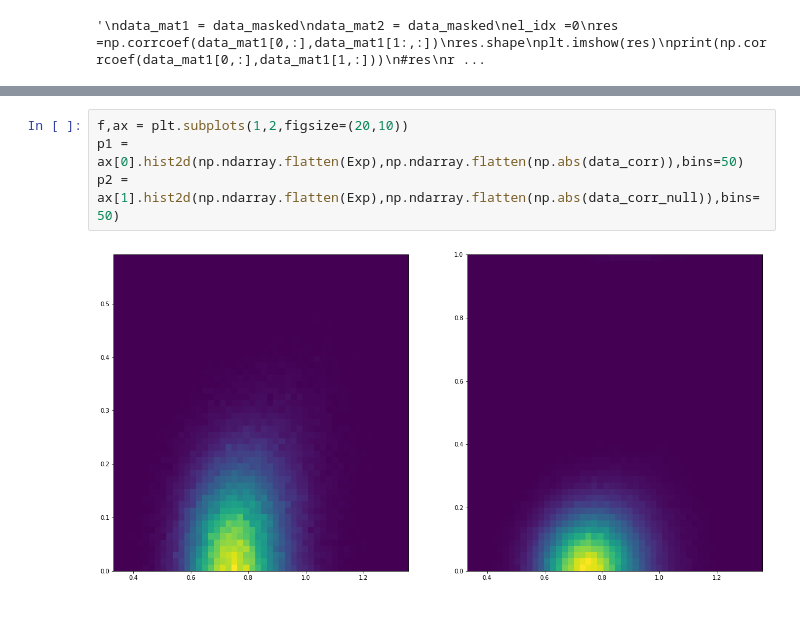
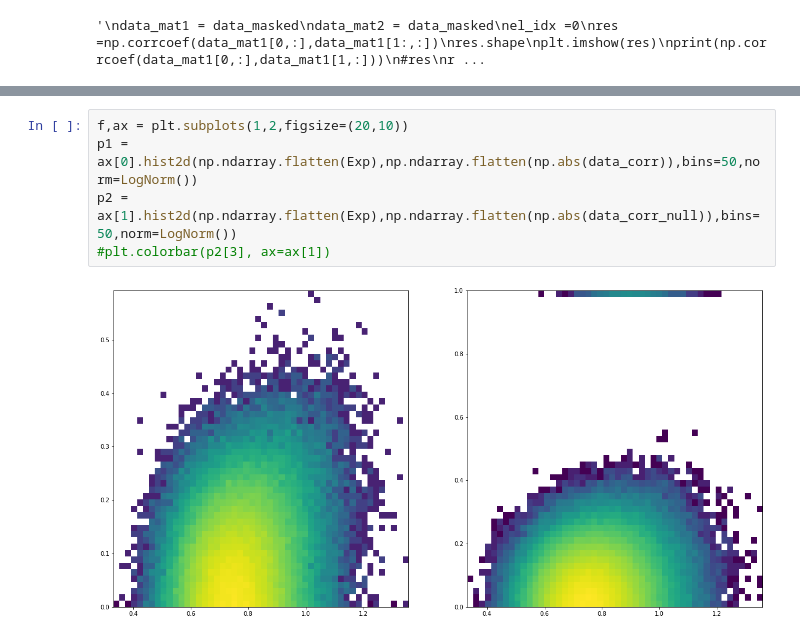
Before and after one commit to mMPI-MRI/scratch_in_progress, a Jupyter notebook: 2017_11_CalcHurst_per_vox.ipynb, the cells around one changed output, grey strips where cells are left out. Drawn from its saved outputs; the diff is of its cells as text.

Commit message:
updated with LogNorm display

```diff
--- a/2017_11_CalcHurst_per_vox.ipynb
+++ b/2017_11_CalcHurst_per_vox.ipynb
@@ -288,7 +250,8 @@ plt.title('Hurst R2')
 [figure]
 # %%
 f,ax = plt.subplots(1,2,figsize=(20,10))
-p1 = ax[0].hist2d(np.ndarray.flatten(Exp),np.ndarray.flatten(np.abs(data_corr)),bins=50)
-p2 = ax[1].hist2d(np.ndarray.flatten(Exp),np.ndarray.flatten(np.abs(data_corr_null)),bins=50)
+p1 = ax[0].hist2d(np.ndarray.flatten(Exp),np.ndarray.flatten(np.abs(data_corr)),bins=50,norm=LogNorm())
+p2 = ax[1].hist2d(np.ndarray.flatten(Exp),np.ndarray.flatten(np.abs(data_corr_null)),bins=50,norm=LogNorm())
+#plt.colorbar(p2[3], ax=ax[1])
 # %% [output]
-[figure, old version]
+[figure, new version]
```
Also changed, not shown: parts of 11 cells of this notebook.
